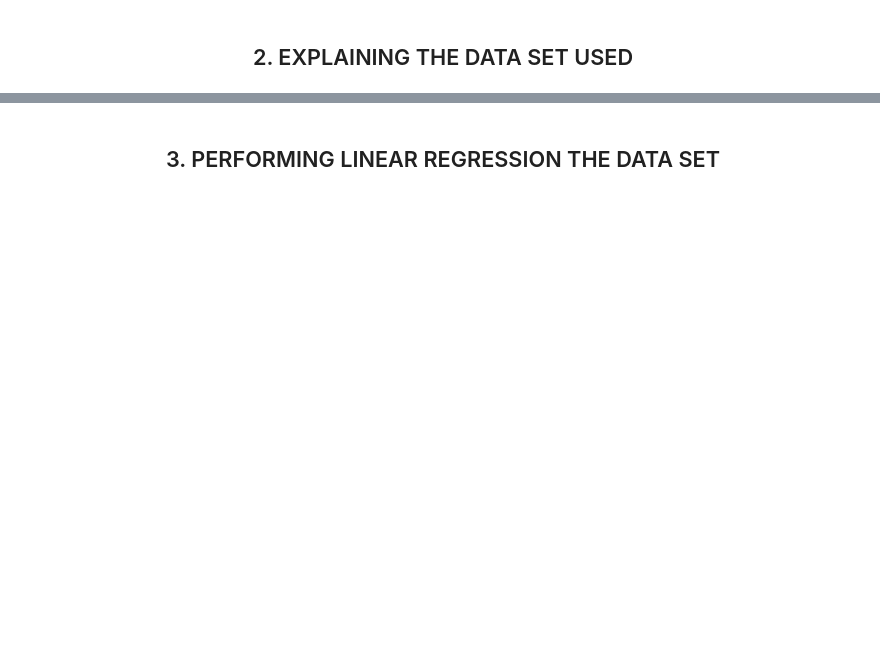
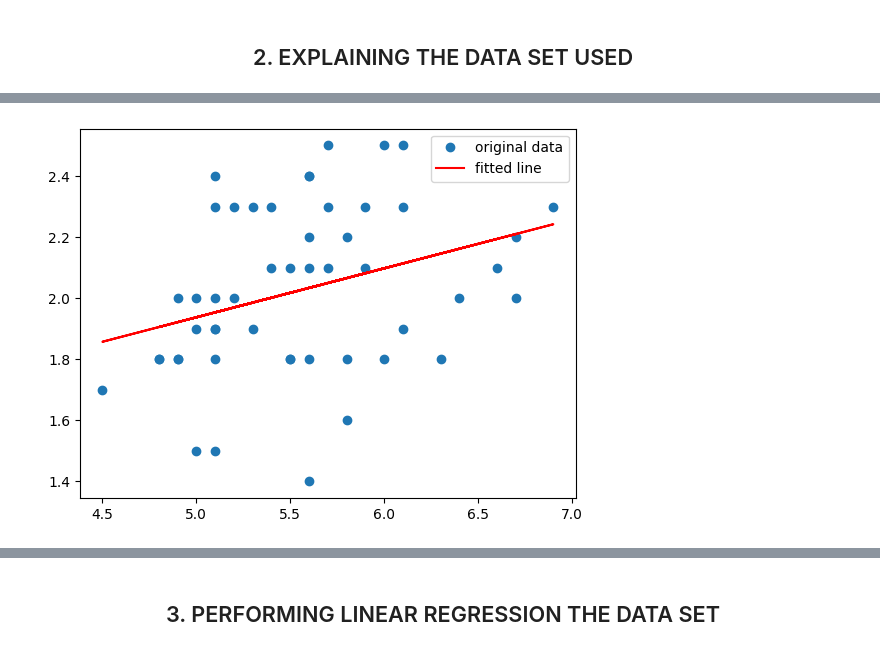
Before and after one commit to StephenCaulfield/MLAS-Autumn-Stephen-Caulfield, a Jupyter notebook: regression.ipynb, the cells around one changed output, grey strips where cells are left out. Saved outputs shown, nothing was run; the diff lists cells and outputs as text; code cells hidden in the pictures; blank space fills up the shorter version.

```diff
--- a/regression.ipynb
+++ b/regression.ipynb
@@ -40,0 +90,4 @@ plt.show()
+# %%
+dfregression(dfvirginica['PetalLengthCm'], dfvirginica['PetalWidthCm'])
+# %% [output]
+[figure, added]
```
Also changed, not shown: parts of 10 cells of this notebook, 1 other file.
